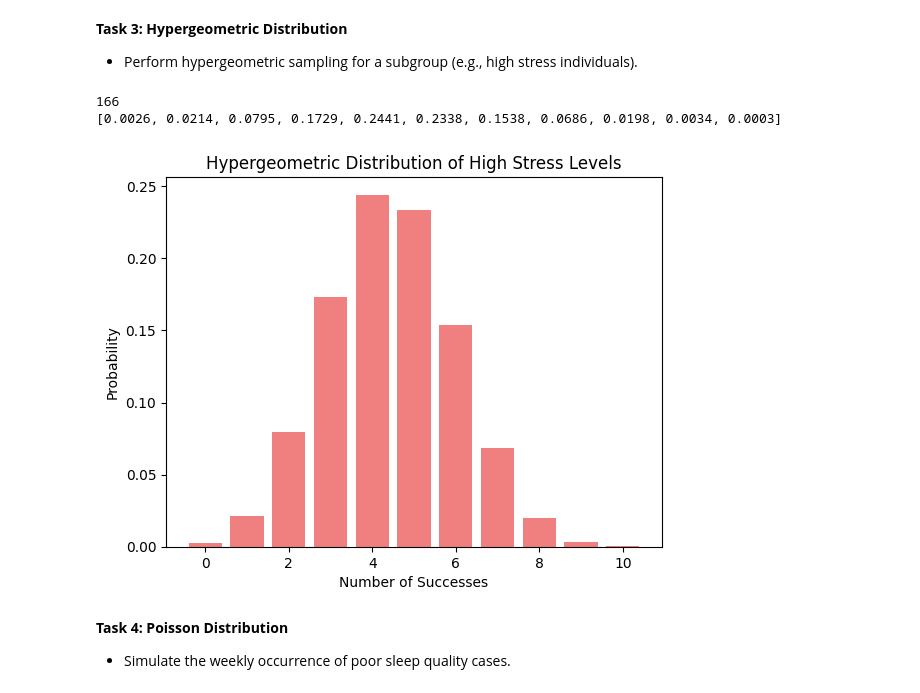
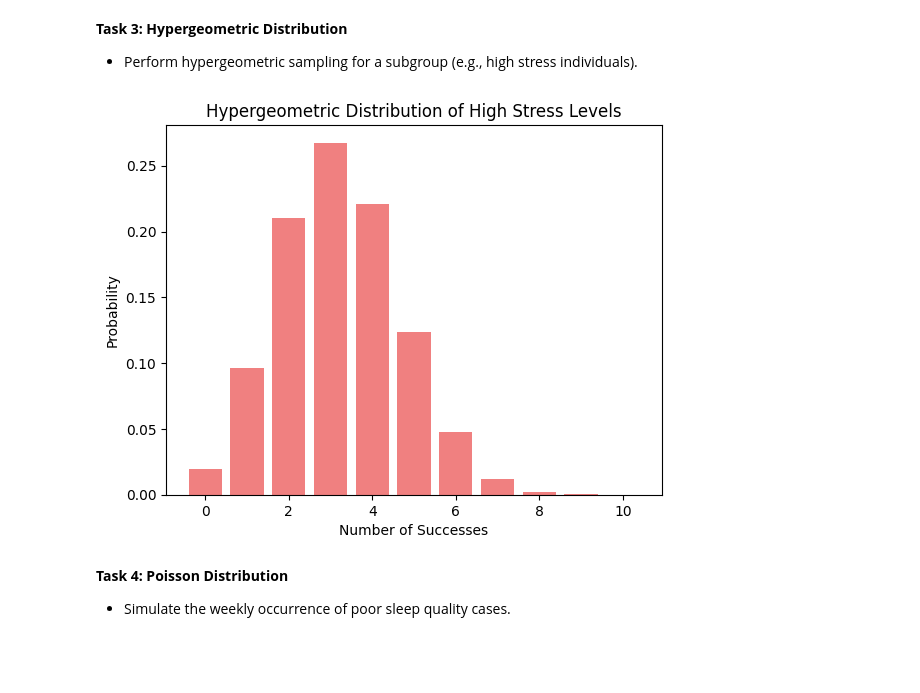
Before and after one commit to emochivo/Probability-in-Medical-Diagnostics-and-Sleep-Analysis, a Jupyter notebook: EE_381_AI_assignment.ipynb, the cells around one changed output. Saved outputs shown, nothing was run; the diff lists cells and outputs as text; code cells hidden in the pictures; blank space fills up the shorter version.

```diff
--- a/EE_381_AI_assignment.ipynb
+++ b/EE_381_AI_assignment.ipynb
@@ -120,31 +120,29 @@ plt.show()
 # %%
 # Your Implementation Here
 
 N = len(df)
 n = 10
 K = 0
 
 # Find the total number of people with high stress levels
-# -- I assume that high stress levels >= 6
+# -- I assume that high stress levels >= 7
 for i in range(N):
-    if df.loc[i,'Stress Level'] >= 6:
+    if df.loc[i,'Stress Level'] >= 7:
         K += 1
 
 # Find the hypergeometric distribution of high stress levels
 hypergeom_dist = []
 for i in range(n+1):
     hypergeom_dist.append(round(hypergeom.pmf(i, N, K, n), 4))
 
 # Plot the hypergeometric distribution of high stress levels
 plt.bar(range(n+1), hypergeom_dist, color='lightcoral')
 plt.title('Hypergeometric Distribution of High Stress Levels')
 plt.xlabel('Number of Successes')
 plt.ylabel('Probability')
 plt.show()
 # %% [output]
-166
-[0.0026, 0.0214, 0.0795, 0.1729, 0.2441, 0.2338, 0.1538, 0.0686, 0.0198, 0.0034, 0.0003]
-[figure, old version]
+[figure, new version]
 # %% [markdown]
 **Task 4: Poisson Distribution**
 - Simulate the weekly occurrence of poor sleep quality cases.
```
Also changed, not shown: parts of 2 cells of this notebook.
